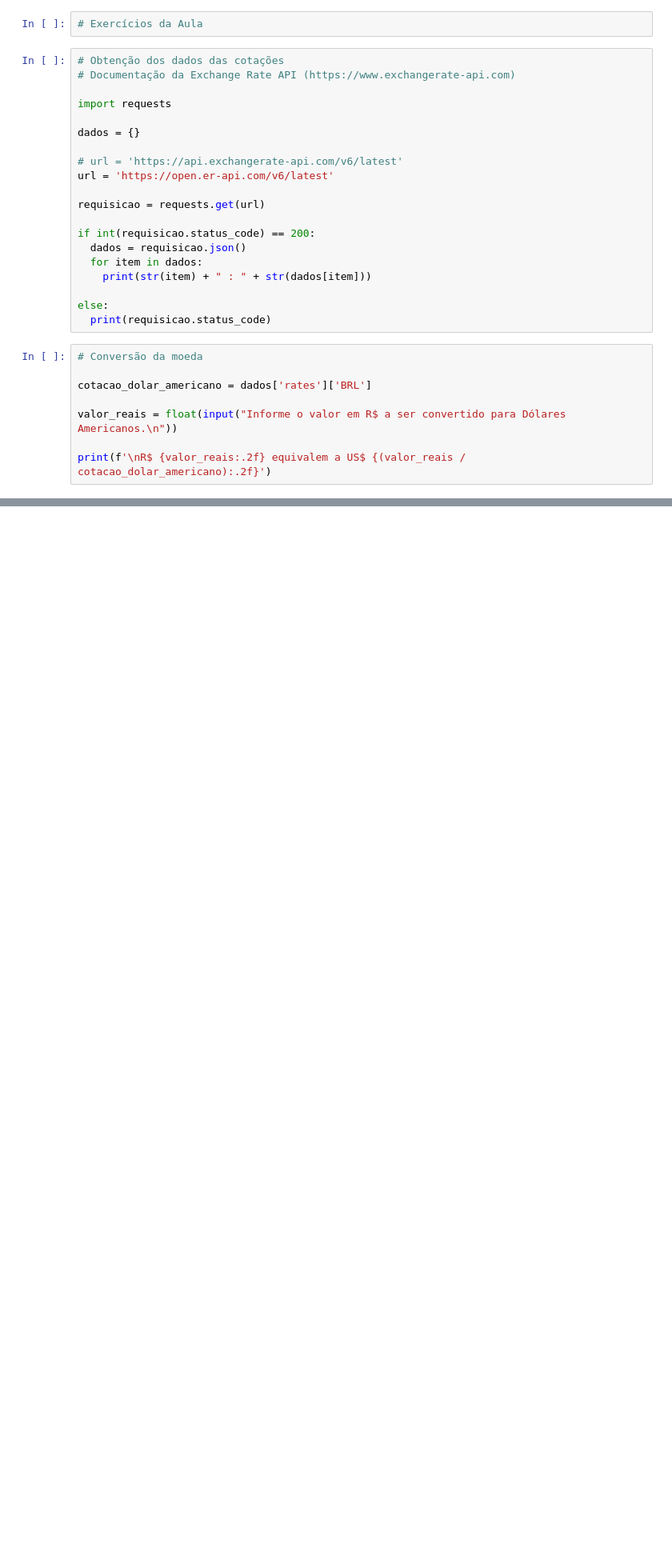
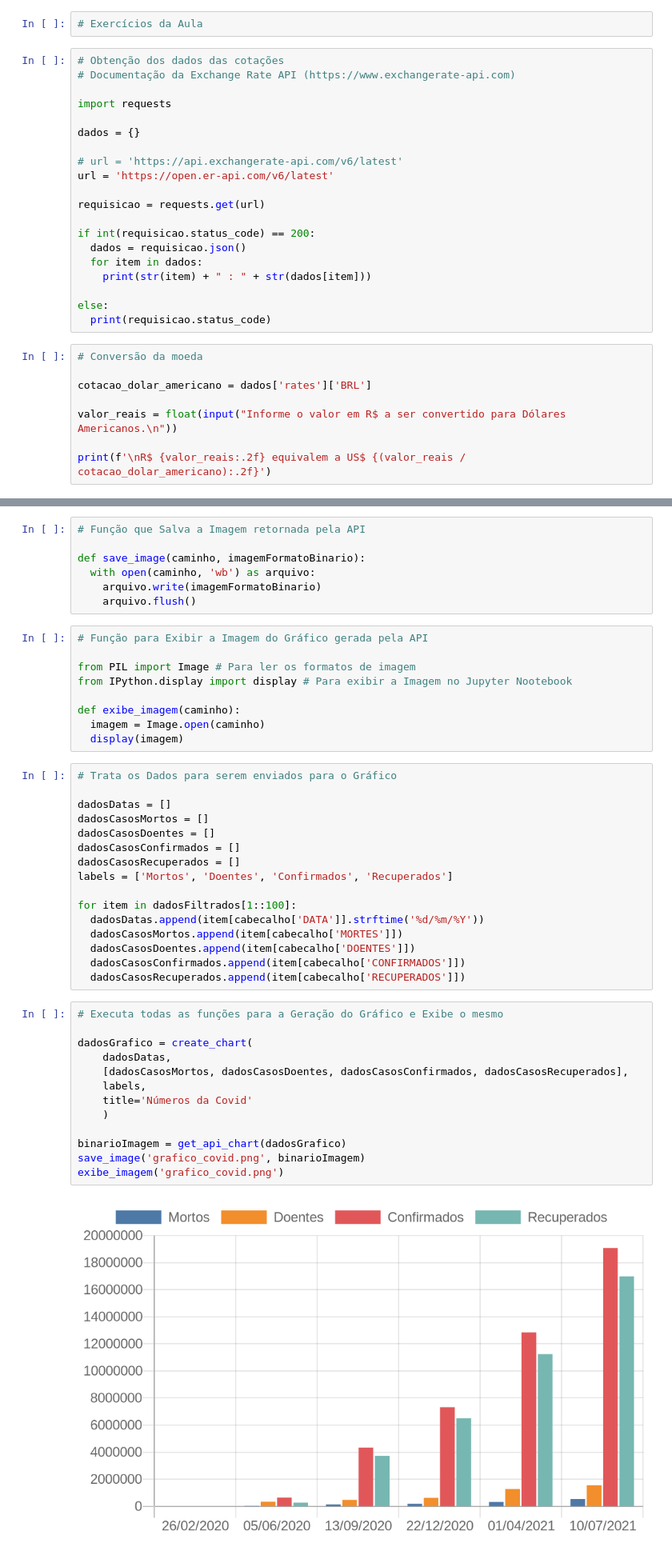
Before and after one commit to CleberPresidente100/SantanderCodersDataScience, a Jupyter notebook: Santander_Fase2.ipynb, the cells around one changed output, grey strips where cells are left out. Shown: that part at 80% size. Cells and saved outputs as stored; diff of their text form; blank space fills up the shorter version.

```diff
--- a/Santander_Fase2.ipynb
+++ b/Santander_Fase2.ipynb
@@ -1700,0 +1891,47 @@ print(f'\nR$ {valor_reais:.2f} equivalem a US$ {(valor_reais / cotacao_dolar_ame
+# %%
+# Função que Salva a Imagem retornada pela API
+
+def save_image(caminho, imagemFormatoBinario):
+  with open(caminho, 'wb') as arquivo:
+    arquivo.write(imagemFormatoBinario)
+    arquivo.flush()
+# %%
+# Função para Exibir a Imagem do Gráfico gerada pela API
+
+from PIL import Image # Para ler os formatos de imagem
+from IPython.display import display # Para exibir a Imagem no Jupyter Nootebook
+
+def exibe_imagem(caminho):
+  imagem = Image.open(caminho)
+  display(imagem)
+# %%
+# Trata os Dados para serem enviados para o Gráfico
+
+dadosDatas = []
+dadosCasosMortos = []
+dadosCasosDoentes = []
+dadosCasosConfirmados = []
+dadosCasosRecuperados = []
+labels = ['Mortos', 'Doentes', 'Confirmados', 'Recuperados']
+
+for item in dadosFiltrados[1::100]:
+  dadosDatas.append(item[cabecalho['DATA']].strftime('%d/%m/%Y'))
+  dadosCasosMortos.append(item[cabecalho['MORTES']])
+  dadosCasosDoentes.append(item[cabecalho['DOENTES']])
+  dadosCasosConfirmados.append(item[cabecalho['CONFIRMADOS']])
+  dadosCasosRecuperados.append(item[cabecalho['RECUPERADOS']])
+# %%
+# Executa todas as funções para a Geração do Gráfico e Exibe o mesmo
+
+dadosGrafico = create_chart(
+    dadosDatas,
+    [dadosCasosMortos, dadosCasosDoentes, dadosCasosConfirmados, dadosCasosRecuperados],
+    labels,
+    title='Números da Covid'
+    )
+
+binarioImagem = get_api_chart(dadosGrafico)
+save_image('grafico_covid.png', binarioImagem)
+exibe_imagem('grafico_covid.png')
+# %% [output]
+[figure, added]
```
Also changed, not shown: parts of 29 cells of this notebook.
